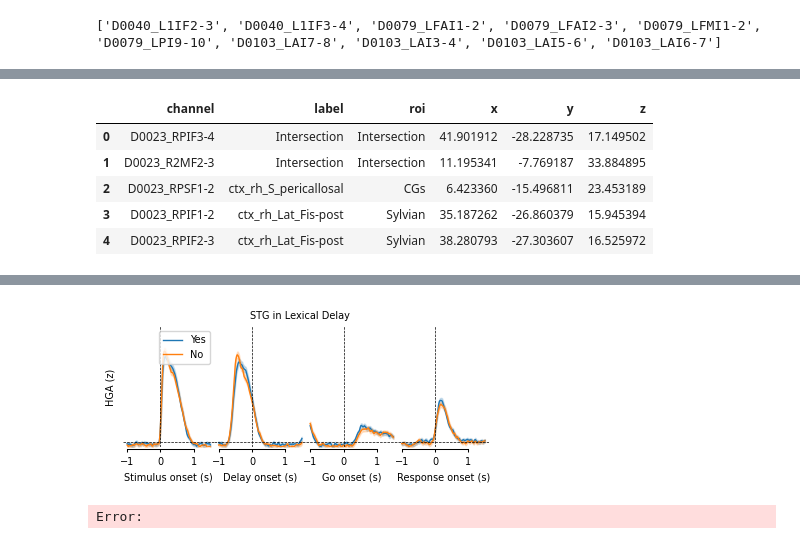
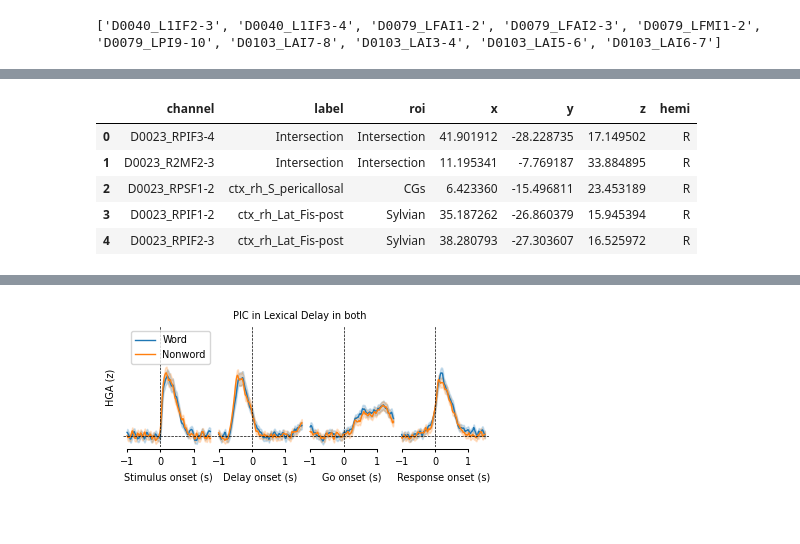
Before and after one commit to shinanlin/insula, a Jupyter notebook: notebooks/Yes_No.ipynb, the cells around one changed output, grey strips where cells are left out. Cells and saved outputs as stored; diff of their text form; code cells hidden in the pictures.

```diff
--- a/notebooks/Yes_No.ipynb
+++ b/notebooks/Yes_No.ipynb
@@ -259,15 +259,15 @@ epos.head()
 | 3 | Word/latin | -1.0 | D0023_R1MF14-15 | 0.367956 | 1232.113281 | Stimulus | Decision | D0023 | ERR_TASK/YN_REP | Yes |
 | 4 | Word/latin | -1.0 | D0023_R2MF1-2 | -0.105309 | 1232.113281 | Stimulus | Decision | D0023 | ERR_TASK/YN_REP | Yes |
 # %%
-cord = HGAs[['channel','label','roi','x','y','z']].drop_duplicates().reset_index(drop=True)
+cord = HGAs[['channel','label','roi','x','y','z','hemi']].drop_duplicates().reset_index(drop=True)
 cord.head()
 # %% [output]
-|  | channel | label | roi | x | y | z |
-| 0 | D0023_RPIF3-4 | Intersection | Intersection | 41.901912 | -28.228735 | 17.149502 |
-| 1 | D0023_R2MF2-3 | Intersection | Intersection | 11.195341 | -7.769187 | 33.884895 |
-| 2 | D0023_RPSF1-2 | ctx_rh_S_pericallosal | CGs | 6.423360 | -15.496811 | 23.453189 |
-| 3 | D0023_RPIF1-2 | ctx_rh_Lat_Fis-post | Sylvian | 35.187262 | -26.860379 | 15.945394 |
-| 4 | D0023_RPIF2-3 | ctx_rh_Lat_Fis-post | Sylvian | 38.280793 | -27.303607 | 16.525972 |
+|  | channel | label | roi | x | y | z | hemi |
+| 0 | D0023_RPIF3-4 | Intersection | Intersection | 41.901912 | -28.228735 | 17.149502 | R |
+| 1 | D0023_R2MF2-3 | Intersection | Intersection | 11.195341 | -7.769187 | 33.884895 | R |
+| 2 | D0023_RPSF1-2 | ctx_rh_S_pericallosal | CGs | 6.423360 | -15.496811 | 23.453189 | R |
+| 3 | D0023_RPIF1-2 | ctx_rh_Lat_Fis-post | Sylvian | 35.187262 | -26.860379 | 15.945394 | R |
+| 4 | D0023_RPIF2-3 | ctx_rh_Lat_Fis-post | Sylvian | 38.280793 | -27.303607 | 16.525972 | R |
 # %%
 epos_ = epos.merge(
     cord,
@@ -282,14 +282,19 @@ epos_.head()
 | 2 | Word/latin | -1.0 | D0023_R2MF9-10 | -0.130285 | 1232.113281 | Stimulus | Decision | D0023 | ERR_TASK/YN_REP | Yes | ... |
 | 3 | Word/latin | -1.0 | D0023_R1MF14-15 | 0.367956 | 1232.113281 | Stimulus | Decision | D0023 | ERR_TASK/YN_REP | Yes | ... |
 | 4 | Word/latin | -1.0 | D0023_R2MF1-2 | -0.105309 | 1232.113281 | Stimulus | Decision | D0023 | ERR_TASK/YN_REP | Yes | ... |
+# %%
+epos_['lexical'] = epos_['lexical'].map({'Yes': 'Word', 'No': 'Nonword'})
 # %%
 colors = [red, blue]
-rois = ['STG']
+rois = ['PIC']
+condition = 'Decision'
 
+condition = 'both'
 subset = epos_[
     (epos_.roi.isin(rois))
-    # & (HGAs.hemi=='L')
-    & (epos_.description=='Decision')
+    & (epos_.hemi=='L')
+    # & (epos_.description==condition)
+    & (epos_.remark=='CORRECT')
 ]
 
 fig, (ax1, ax2, ax3, ax4) = plt.subplots(nrows=1, ncols=4, figsize=(12*cm, 4*cm),gridspec_kw={'width_ratios': [2.5, 2.5, 2.5, 2.5]})
@@ -311,7 +316,7 @@ for (ax, phase) in zip(fig.axes, ['Stimulus', 'Delay', 'Go', 'Response']):
         lw=1
     )
 
-    ax.set_ylim(-0.1, 2)
+    ax.set_ylim(-0.1, 1)
 
 
 for ax in fig.axes:
@@ -323,34 +328,33 @@ for ax in fig.axes:
 
     sns.despine(ax=ax, offset=1, trim=True)
 
     # Only add legend to the last axis if it has artists with labels
     if ax.get_legend() is not None:
         ax.legend(title='', fontsize=7)
     else:
         # Remove legend from other axes
         legend = ax.get_legend()
         if legend is not None:
             legend.remove()
 
     ax.set_yticklabels([])
     ax.set_yticks([])
     # remove y spine
     ax.spines['left'].set_visible(False)
 
 
 ax1.set_xlabel('Stimulus onset (s)', fontsize=7)
 ax2.set_xlabel('Delay onset (s)', fontsize=7)
 ax3.set_xlabel('Go onset (s)', fontsize=7)
 ax4.set_xlabel('Response onset (s)', fontsize=7)
 ax1.set_ylabel('HGA (z)', fontsize=7)
 ax2.set_ylabel('', fontsize=7)
 ax3.set_ylabel('', fontsize=7)
 ax4.set_ylabel('', fontsize=7)
 
-plt.suptitle(rois[0] + ' in Lexical Delay', fontsize=7)
-# plt.savefig(f'../img/fig4/fig4_{rois[0]}_condition_difference.svg', dpi=300, bbox_inches='tight')
+plt.suptitle(rois[0] + ' in Lexical Delay in ' + condition, fontsize=7)
+plt.savefig(f'../img/misc/lexical_{rois[0]}_{condition}_lexicality_difference.svg', dpi=300, bbox_inches='tight')
 
 plt.show()
 # %% [output]
-[figure, old version]
+[figure, new version]
-Error:
```
Also changed, not shown: parts of 1 cell of this notebook.
